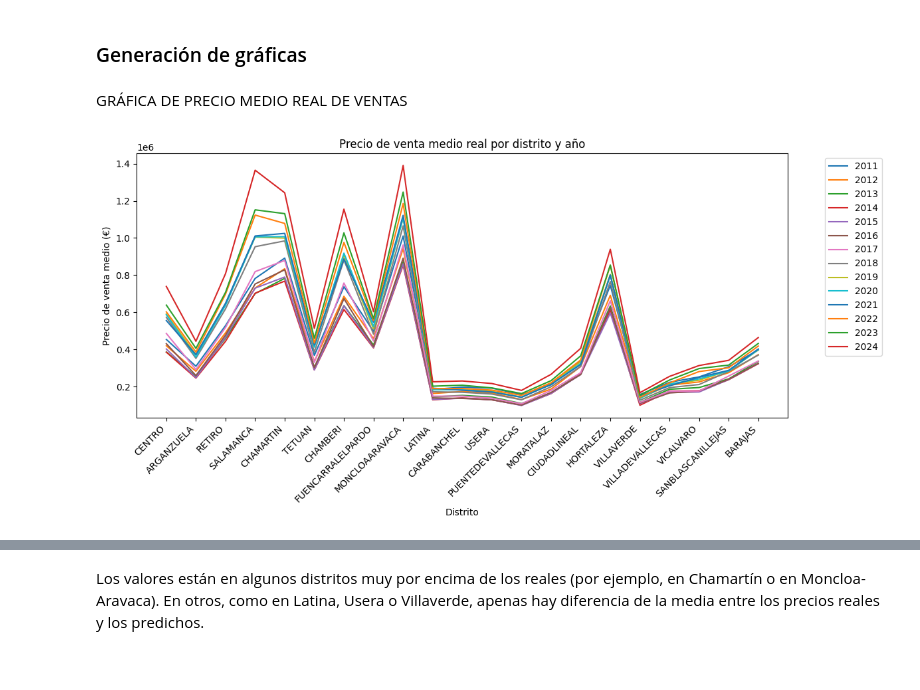
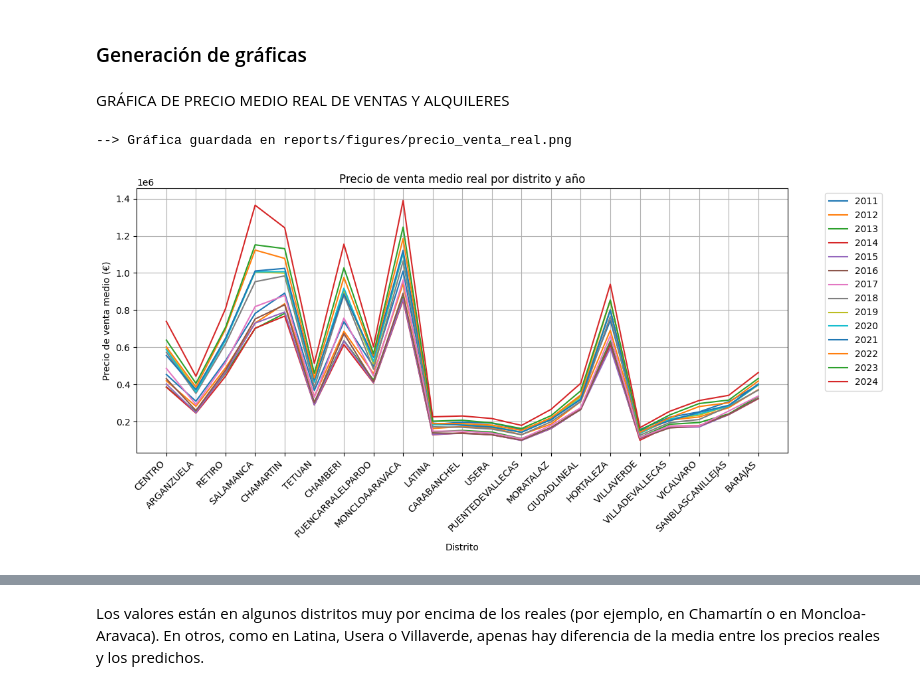
Before and after one commit to JorgeGM8/TFM_Data_Science, a Jupyter notebook: notebooks/gráficas_desviacion_tipica.ipynb, the cells around one changed output, grey strips where cells are left out. Drawn from its saved outputs; the diff is of its cells as text; code cells hidden in the pictures.

```diff
--- a/notebooks/gráficas_desviacion_tipica.ipynb
+++ b/notebooks/gráficas_desviacion_tipica.ipynb
@@ -12,30 +19,9 @@ df = pd.read_csv('../data/processed/viviendas_2011_2024_nodrop.csv')
 # %% [markdown]
 ### Generación de gráficas
 # %% [markdown]
-GRÁFICA DE PRECIO MEDIO REAL DE VENTAS
+GRÁFICA DE PRECIO MEDIO REAL DE VENTAS Y ALQUILERES
 # %%
-plt.figure(figsize=(12, 6))
-
-# Calcular precio medio por distrito y año para ventas
-mean_prices_real = df[df['Operacion'] == 'venta'].groupby(['Ano', 'Distrito'], as_index=False).agg(
-    Precio_total=pd.NamedAgg(column='Precio_venta', aggfunc=lambda x: (x * df.loc[x.index, 'Tamano']).mean())
-)
-
-distritos = df['Distrito'].unique()
-
-for year in mean_prices_real['Ano'].unique():
-    year_data = mean_prices_real[mean_prices_real['Ano'] == year]
-    # Ordenar por distrito
-    year_data = year_data.set_index('Distrito').reindex(distritos).reset_index()
-    plt.plot(year_data['Distrito'], year_data['Precio_total'], label=str(year))
-
-plt.xticks(rotation=45, ha='right')
-plt.xlabel('Distrito')
-plt.ylabel('Precio de venta medio (€)')
-plt.title('Precio de venta medio real por distrito y año')
-plt.legend(bbox_to_anchor=(1.05, 1), loc='upper left')
-plt.tight_layout()
-plt.savefig('../reports/figures/precio_venta_real.png', dpi=300)
-plt.show()
+precios_distrito_ano(df, operacion='venta', valor='real')
 # %% [output]
+--> Gráfica guardada en reports/figures/precio_venta_real.png
-[figure, old version]
+[figure, new version]
```
Also changed, not shown: parts of 9 cells of this notebook, 8 other files.
